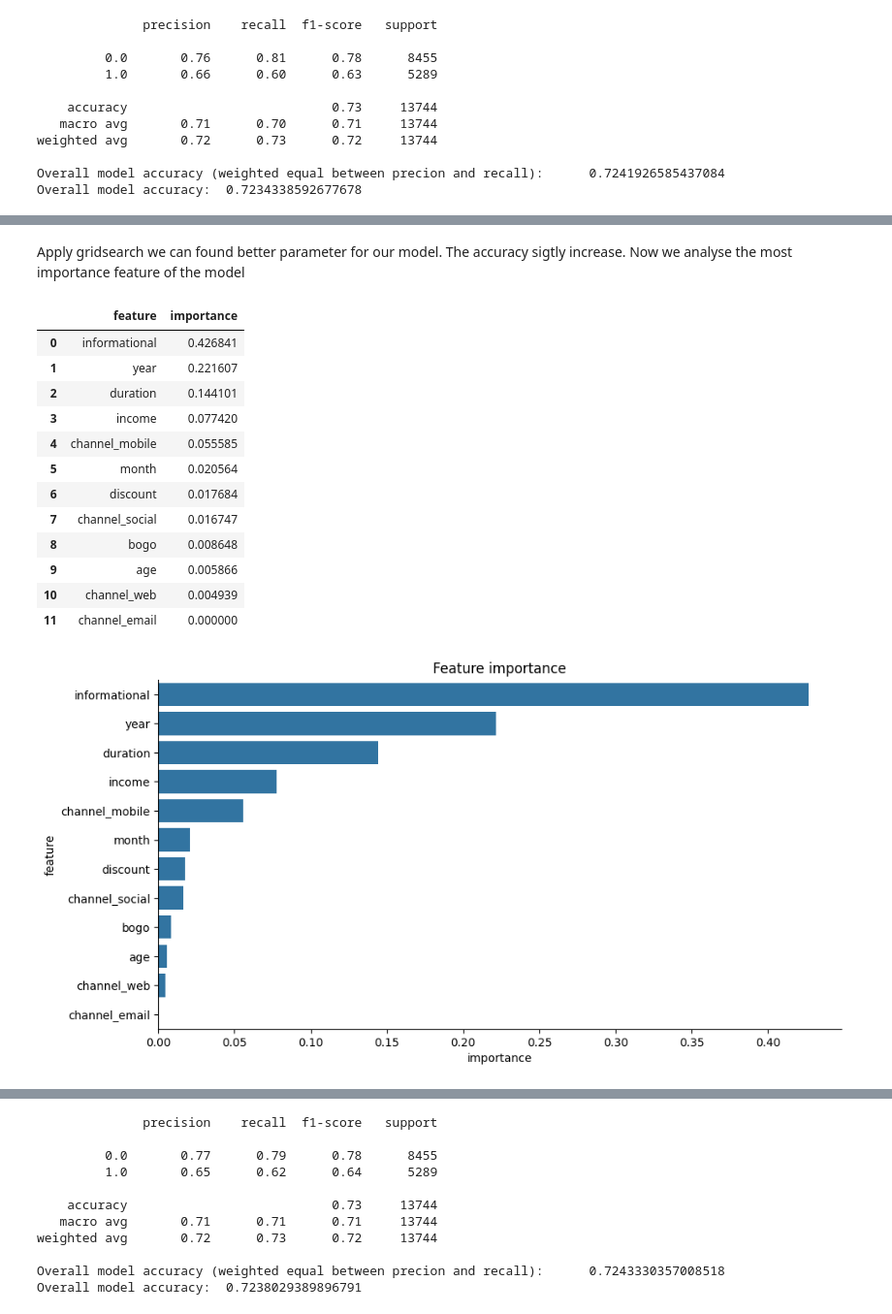
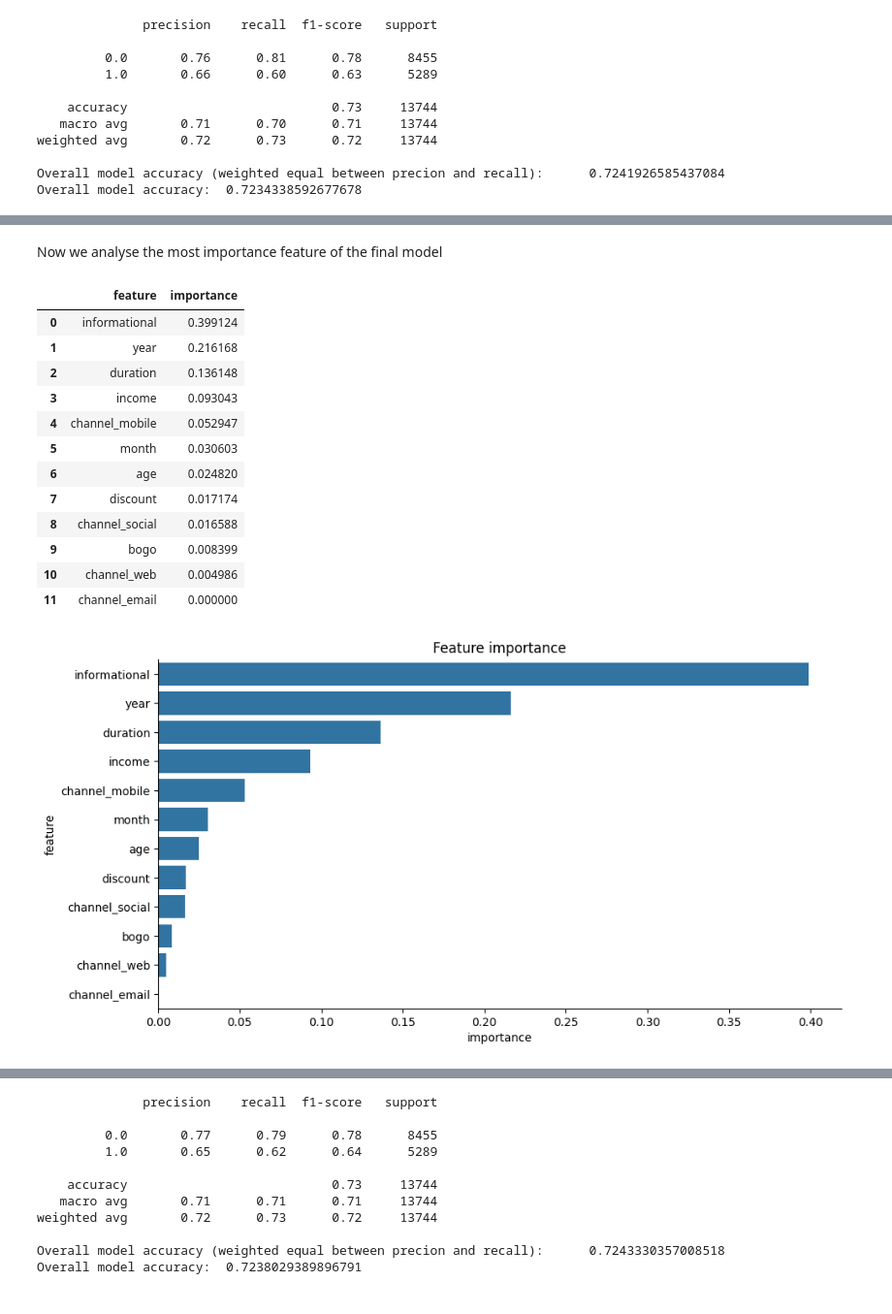
Before and after one commit to cuongvt/predict-effective-offer, a Jupyter notebook: notebooks/Starbucks Capstone Challenge - predict effective offers.ipynb, the cells around one changed output, grey strips where cells are left out. Shown: that part at 97% size. Drawn from its saved outputs; the diff is of its cells as text; code cells hidden in the pictures.

```diff
--- a/notebooks/Starbucks Capstone Challenge - predict effective offers.ipynb
+++ b/notebooks/Starbucks Capstone Challenge - predict effective offers.ipynb
@@ -605,0 +638,2 @@ Overall model accuracy:  0.7234338592677678
+# %%
+final_model = ClassificationModel(df.copy(deep=True), GradientBoostingClassifier(learning_rate=0.1, n_estimators=500, random_state=42))
@@ -606,5 +652,5 @@ Overall model accuracy:  0.7234338592677678
 # %% [markdown]
-Apply gridsearch we can found better parameter for our model. The accuracy sigtly increase. Now we analyse the most importance feature of the model
+Now we analyse the most importance feature of the final model
 # %%
 def most_important_features(df, model):
     X = df.drop(columns=['offer_successful', 'person', 'offer_id', 'time_start', 'gender','time_end', 'amount', 'reward','difficulty',
@@ -619,22 +665,22 @@ def most_important_features(df, model):
 
     return feat_imp
 # %%
-most_important_features(df.copy(deep=True), overall_model_gb)
+most_important_features(df.copy(deep=True), final_model)
 # %% [output]
 |  | feature | importance |
-| 0 | informational | 0.426841 |
-| 1 | year | 0.221607 |
-| 2 | duration | 0.144101 |
-| 3 | income | 0.077420 |
-| 4 | channel_mobile | 0.055585 |
-| 5 | month | 0.020564 |
-| 6 | discount | 0.017684 |
-| 7 | channel_social | 0.016747 |
-| 8 | bogo | 0.008648 |
-| 9 | age | 0.005866 |
-| 10 | channel_web | 0.004939 |
+| 0 | informational | 0.399124 |
+| 1 | year | 0.216168 |
+| 2 | duration | 0.136148 |
+| 3 | income | 0.093043 |
+| 4 | channel_mobile | 0.052947 |
+| 5 | month | 0.030603 |
+| 6 | age | 0.024820 |
+| 7 | discount | 0.017174 |
+| 8 | channel_social | 0.016588 |
+| 9 | bogo | 0.008399 |
+| 10 | channel_web | 0.004986 |
 | 11 | channel_email | 0.000000 |
-[figure, old version]
+[figure, new version]
 # %% [markdown]
 **Conclusion**<br>
 In this project, my goal was to predict offer success based on the available offer and customer information. I have built a simple classification model using a random forest classifier,GradientBoostingClassifier and found out GradientBoostingClassifier works for this case.
```
Also changed, not shown: parts of 9 cells of this notebook.
